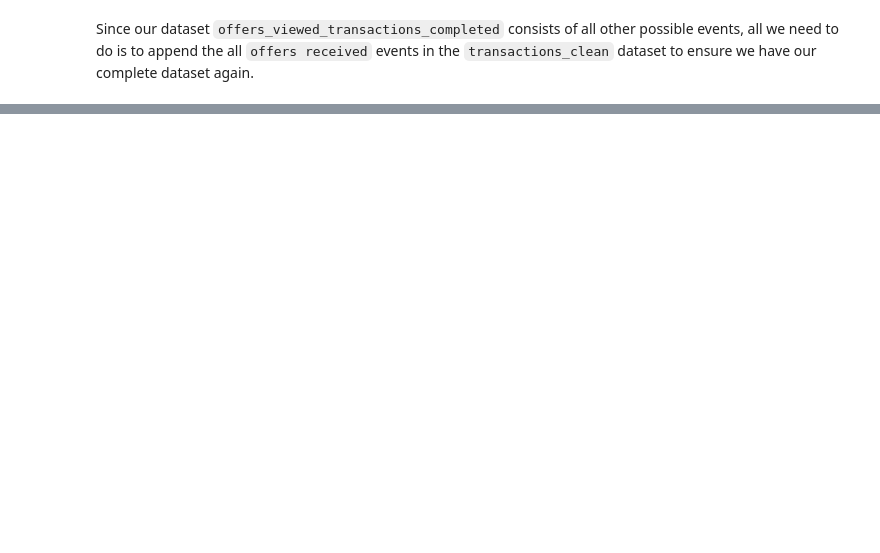
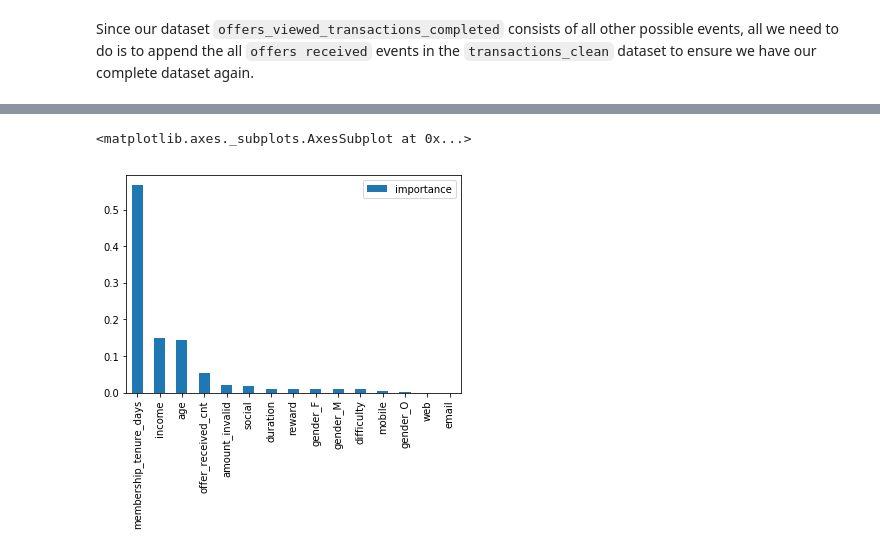
Before and after one commit to syuenloh/UdacityDataScientistCapstone, a Jupyter notebook: Starbucks_Capstone_Report.ipynb, the cells around one changed output, grey strips where cells are left out. Drawn from its saved outputs; the diff is of its cells as text; code cells hidden in the pictures; blank space fills up the shorter version.

```diff
--- a/Starbucks_Capstone_Report.ipynb
+++ b/Starbucks_Capstone_Report.ipynb
@@ -433,0 +1125,9 @@ We can get the difference between two events using the `diff` function in pandas
+# %%
+drop_cols_prep=['person','offer_id','effective_offer','offer_type']
+features,target=data_prep(offers_discount,drop_cols_prep)
+X_train, X_test, y_train, y_test=model_pipeline(features,target)
+
+#Initialize the model
+clf1 = DecisionTreeClassifier(criterion='entropy',max_depth=10,random_state=2,min_samples_split=90,min_samples_leaf=50)
+clf2 = RandomForestClassifier(random_state=2,max_depth= 20, max_features= 'auto',min_samples_split= 10,n_estimators=20,min_samples_leaf=10)
+results=pd.concat([results[:],run_model(clf1,clf2,'discount_1')],axis=1)
@@ -433,0 +1156,8 @@ We can get the difference between two events using the `diff` function in pandas
+# %%
+feature_importances = pd.DataFrame(clf2.feature_importances_,
+                                   index = features.columns,
+                                    columns=['importance']).sort_values('importance',ascending=False)
+feature_importances.plot.bar()
+# %% [output]
+<matplotlib.axes._subplots.AxesSubplot at 0x...>
+[figure, added]
```
Also changed, not shown: parts of 214 cells of this notebook, 1 other file.
